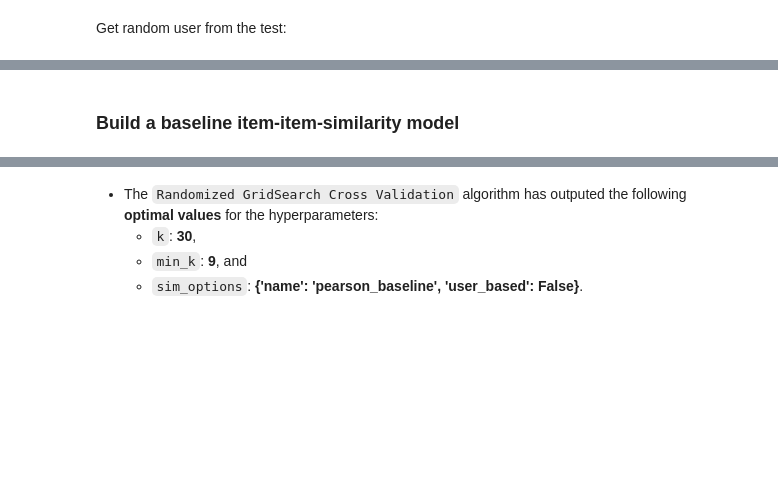
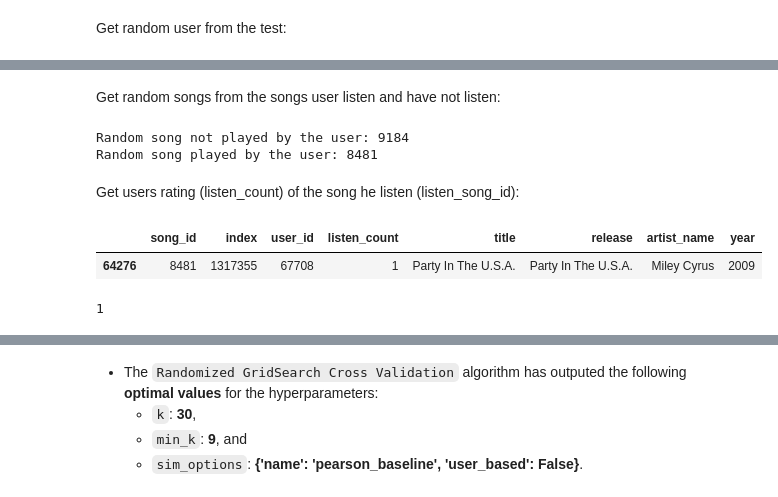
Before and after one commit to ariel-hedvat/AdvancedMLDLCourseAssignments, a Jupyter notebook: finalProject/Recommendation_System_Project_Group_4.ipynb, the cells around one changed output, grey strips where cells are left out. Saved outputs shown, nothing was run; the diff lists cells and outputs as text; code cells hidden in the pictures; blank space fills up the shorter version.

```diff
--- a/finalProject/Recommendation_System_Project_Group_4.ipynb
+++ b/finalProject/Recommendation_System_Project_Group_4.ipynb
@@ -2036,2 +2091,0 @@ songs_not_played_by_user
-# %% [markdown]
-### **Build a baseline item-item-similarity model**
@@ -2053,0 +2092,27 @@ precision_recall_at_k(sim_item_item, 40, 1)
+# %% [markdown]
+Get random songs from the songs user listen and have not listen:
+# %%
+# Get a random song ID from songs_not_played_by_user
+not_listen_song_id = np.random.choice(songs_not_played_by_user)
+
+# Get a random song from songs_played_by_user
+listen_song_id = np.random.choice(songs_played_by_user)
+
+print("Random song not played by the user:", not_listen_song_id)
+print("Random song played by the user:", listen_song_id)
+# %% [output]
+Random song not played by the user: 9184
+Random song played by the user: 8481
+# %% [markdown]
+Get users rating (listen_count) of the song he listen (listen_song_id):
+# %%
+desired_row = df_final[(df_final['user_id'] == random_user_id) & (df_final['song_id'] == listen_song_id)]
+desired_row
+# %% [output]
+|  | song_id | index | user_id | listen_count | title | release | artist_name | year |
+| 64276 | 8481 | 1317355 | 67708 | 1 | Party In The U.S.A. | Party In The U.S.A. | Miley Cyrus | 2009 |
+# %%
+rating_user = desired_row['listen_count'].values[0]
+rating_user
+# %% [output]
+1
```
Also changed, not shown: parts of 36 cells of this notebook.
